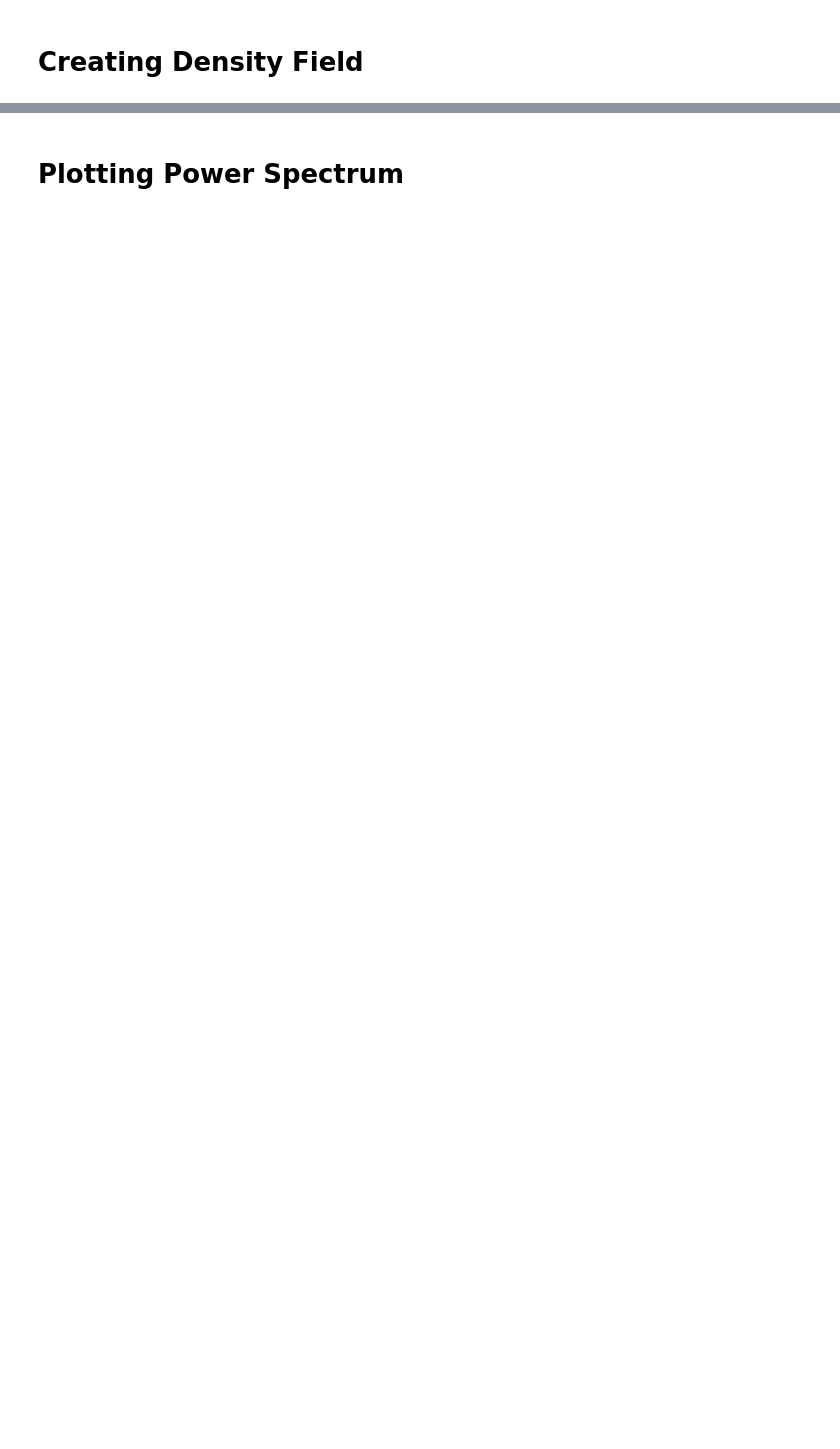
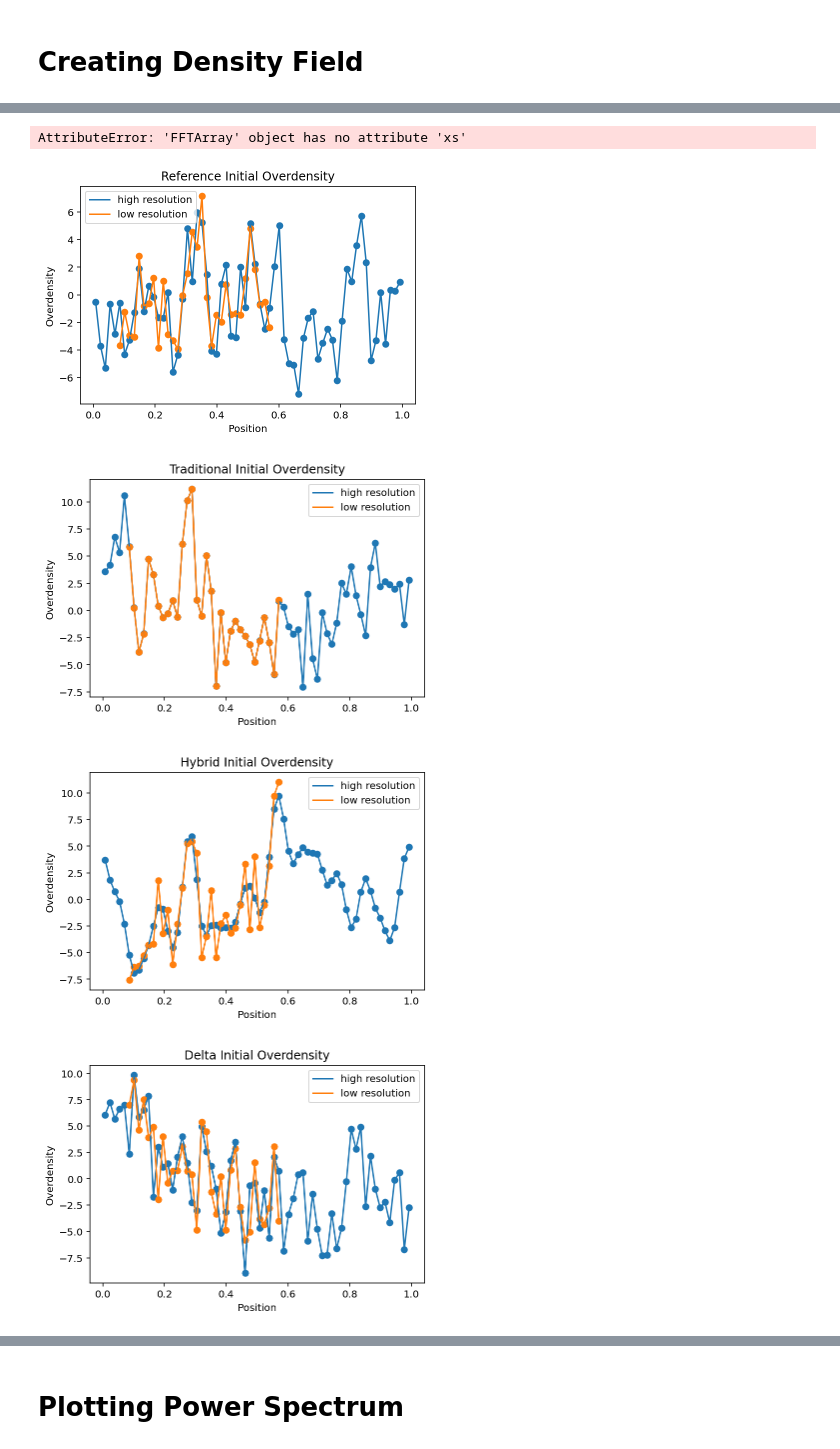
Before and after one commit to calvinosinga/astr615_project, a Jupyter notebook: tools/toy_implementation/project.ipynb, the cells around one changed output, grey strips where cells are left out. Saved outputs shown, nothing was run; the diff lists cells and outputs as text; code cells hidden in the pictures; blank space fills up the shorter version.

Commit message:
Added More Realizations/and corresponding plots.

```diff
--- a/tools/toy_implementation/project.ipynb
+++ b/tools/toy_implementation/project.ipynb
@@ -22,4 +45,14 @@ test = cz.methods.filtered.FilteredZoomConstrained(nP=HIGH, nW=LOW, hires_window
 # %%
-high, low = test.realization()
+#Generating Gaussian random field with constraints if specified.
+ref_high, ref_low = ref.realization()
+
+trad_high, trad_low = trad.realization()
+
+delta_high, delta_low = delta.realization()
+
+hybrid_high, hybrid_low = hybrid.realization()
+
+ideal_high, ideal_low = ideal.realization()
+
 # high_pixel = np.arange(SCALE*OFFSET, LOW+OFFSET*SCALE)
 # low_pixel = np.arange(0, SCALE*HIGH, SCALE)
@@ -38,0 +61,66 @@ plt.savefig("positionIC.png")
+# %%
+pos = ref.xs()
+plt.figure(1)
+plt.plot(pos[0], ref_high, label='high resolution')
+plt.plot(pos[1], ref_low, label='low resolution')
+plt.scatter(pos[0], ref_high)
+plt.scatter(pos[1], ref_low)
+plt.legend()
+plt.title("Reference Initial Overdensity")
+plt.xlabel("Position")
+plt.ylabel("Overdensity")
+plt.savefig("ref_positionIC.png")
+
+pos = trad.xs()
+plt.figure(2)
+plt.plot(pos[0], trad_high, label='high resolution')
+plt.plot(pos[1], trad_low, label='low resolution')
+plt.scatter(pos[0], trad_high)
+plt.scatter(pos[1], trad_low)
+plt.legend()
+plt.title("Traditional Initial Overdensity")
+plt.xlabel("Position")
+plt.ylabel("Overdensity")
+plt.savefig("trad_positionIC.png")
+
+pos = hybrid.xs()
+plt.figure(3)
+plt.plot(pos[0], hybrid_high, label='high resolution')
+plt.plot(pos[1], hybrid_low, label='low resolution')
+plt.scatter(pos[0], hybrid_high)
+plt.scatter(pos[1], hybrid_low)
+plt.legend()
+plt.title("Hybrid Initial Overdensity")
+plt.xlabel("Position")
+plt.ylabel("Overdensity")
+plt.savefig("hybrid_positionIC.png")
+
+pos = delta.xs()
+plt.figure(4)
+plt.plot(pos[0], delta_high, label='high resolution')
+plt.plot(pos[1], delta_low, label='low resolution')
+plt.scatter(pos[0], delta_high)
+plt.scatter(pos[1], delta_low)
+plt.legend()
+plt.title("Delta Initial Overdensity")
+plt.xlabel("Position")
+plt.ylabel("Overdensity")
+plt.savefig("delta_positionIC.png")
+
+pos = ideal.xs()
+plt.figure(5)
+plt.plot(pos[0], ideal_high, label='high resolution')
+plt.plot(pos[1], ideal_low, label='low resolution')
+plt.scatter(pos[0], ideal_high)
+plt.scatter(pos[1], ideal_low)
+plt.legend()
+plt.title("Ideal Initial Overdensity")
+plt.xlabel("Position")
+plt.ylabel("Overdensity")
+plt.savefig("ideal_positionIC.png")
+# %% [output]
+AttributeError: 'FFTArray' object has no attribute 'xs'
+[figure, added]
+[figure, added]
+[figure, added]
+[figure, added]
```
Also changed, not shown: parts of 13 cells of this notebook.
